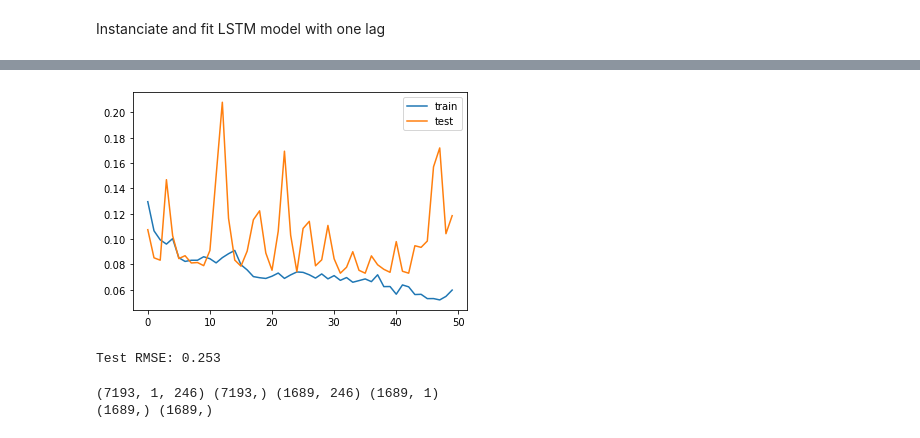
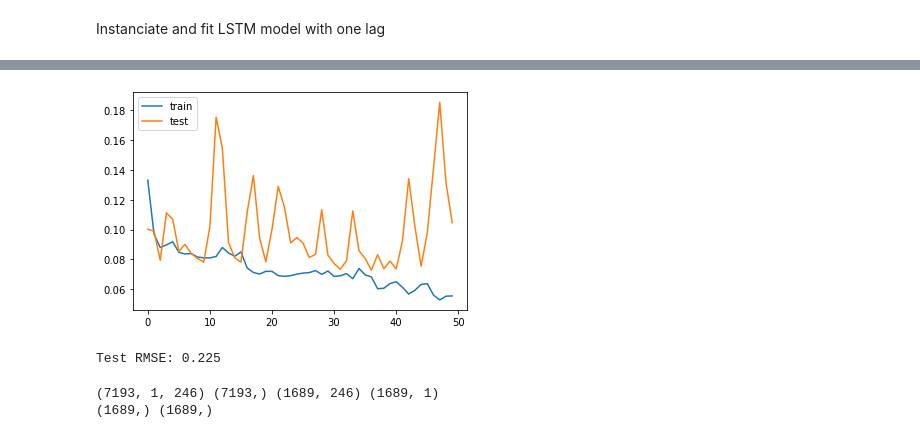
Before and after one commit to davidmcbee/Health_and_Avocados, a Jupyter notebook: LSTM_Multivariate_Prices_climate.ipynb, the cells around one changed output, grey strips where cells are left out. Drawn from its saved outputs; the diff is of its cells as text; code cells hidden in the pictures.

```diff
--- a/LSTM_Multivariate_Prices_climate.ipynb
+++ b/LSTM_Multivariate_Prices_climate.ipynb
@@ -248,7 +296,7 @@ def series_to_supervised(data, n_in=2, n_out=1, dropnan=False):
     return agg
 
 # read in data
-dataset = pd.read_csv('lstm_cleaned_org_prices_clim.csv', header=0, index_col=0)
+dataset = pd.read_csv('lstm_cleaned_conv_prices_clim.csv', header=0, index_col=0)
 
 # Generate our categorical variable lists
 cat = dataset.dtypes[dataset.dtypes == "object"].index.tolist()
@@ -307,7 +355,7 @@ Instanciate and fit LSTM model with one lag
 # %%
 # design network
 model = Sequential()
-model.add(LSTM(150, input_shape=(train_X.shape[1], train_X.shape[2])))
+model.add(LSTM(100, input_shape=(train_X.shape[1], train_X.shape[2])))
 model.add(Dense(1))
 model.compile(loss='mae', optimizer='adam')
 # fit network
@@ -358,5 +406,5 @@ Epoch 50/50
-[figure, old version]
+[figure, new version]
-Test RMSE: 0.253
+Test RMSE: 0.225
 # %%
 print(train_X.shape, train_y.shape, test_X.shape, test_y.shape)
 print(inv_yhat.shape,inv_y.shape )
```
Also changed, not shown: parts of 21 cells of this notebook, 11 other files.
